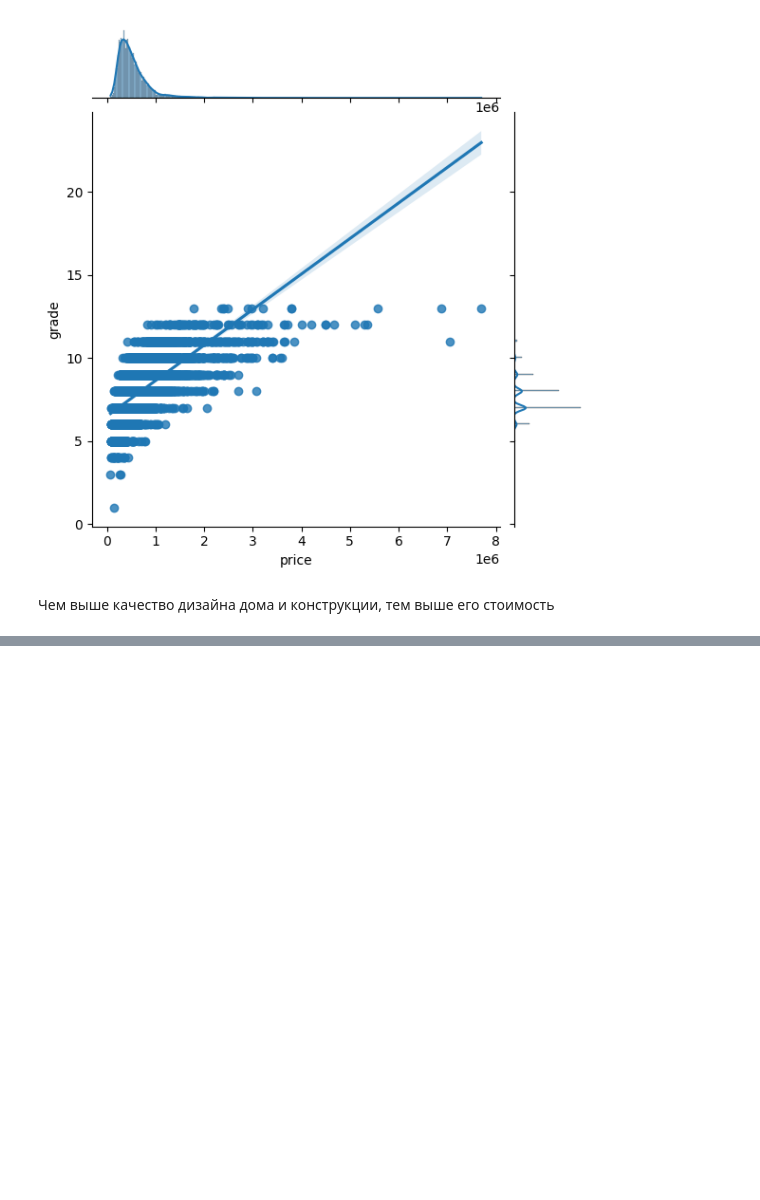
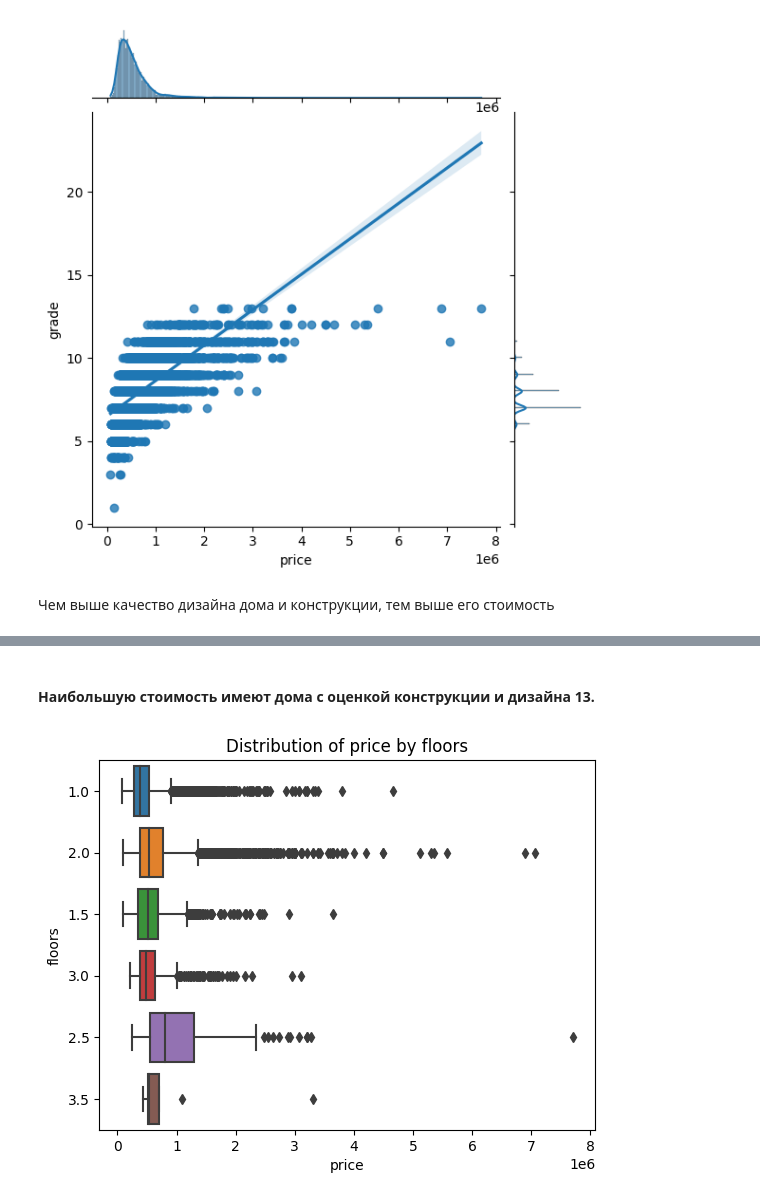
Before and after one commit to AlexZin2911/dz_py_for_analyze_sem4, a Jupyter notebook: dz_sem4.ipynb, the cells around one changed output, grey strips where cells are left out. Drawn from its saved outputs; the diff is of its cells as text; code cells hidden in the pictures; blank space fills up the shorter version.

```diff
--- a/dz_sem4.ipynb
+++ b/dz_sem4.ipynb
@@ -129,0 +152,9 @@ sns.jointplot(x=df['price'], y=df['grade'], kind='reg');
+# %% [markdown]
+#### Наибольшую стоимость имеют дома с оценкой конструкции и дизайна 13.
+# %%
+sn.boxplot(x=df['price'], y=df['floors'].astype('str'), whis=1.5);
+plt.xlabel('price')
+plt.ylabel('floors')
+plt.title('Distribution of price by floors');
+# %% [output]
+[figure, added]
```
Also changed, not shown: parts of 13 cells of this notebook.
